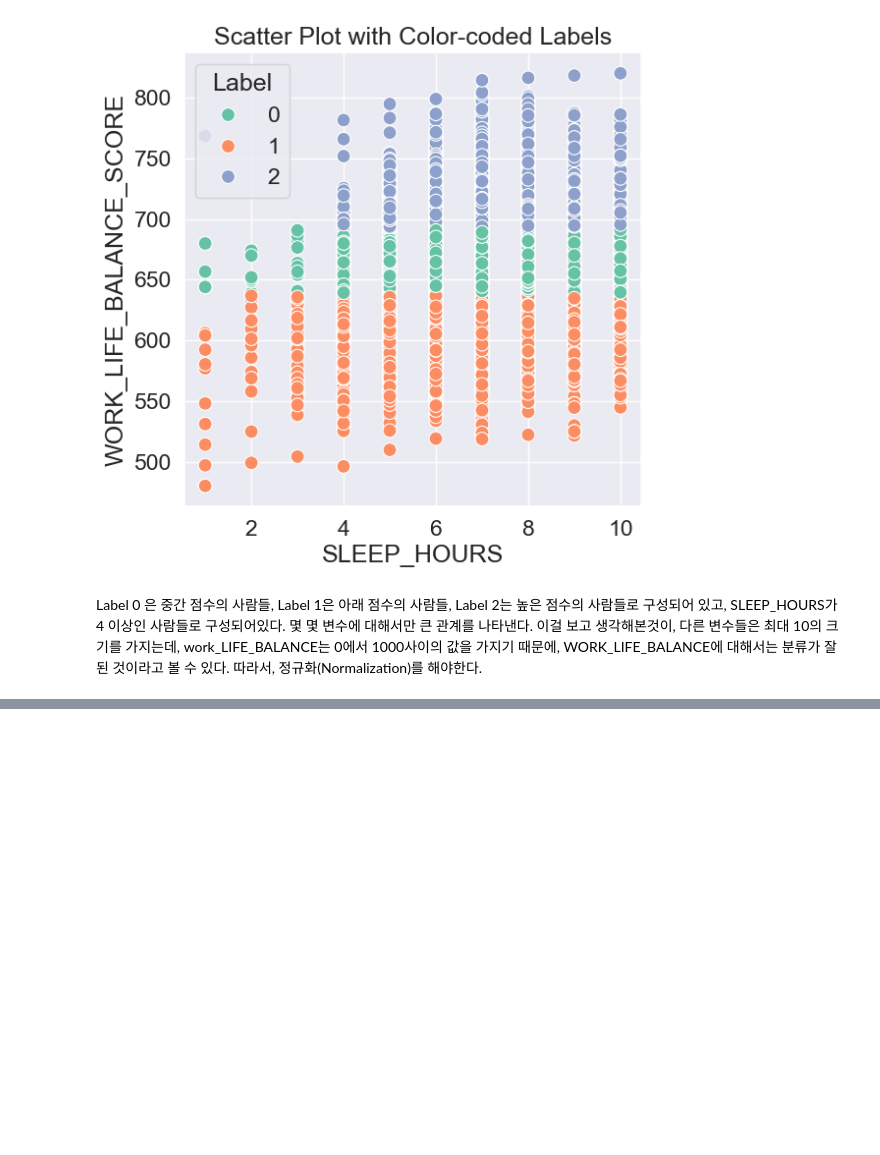
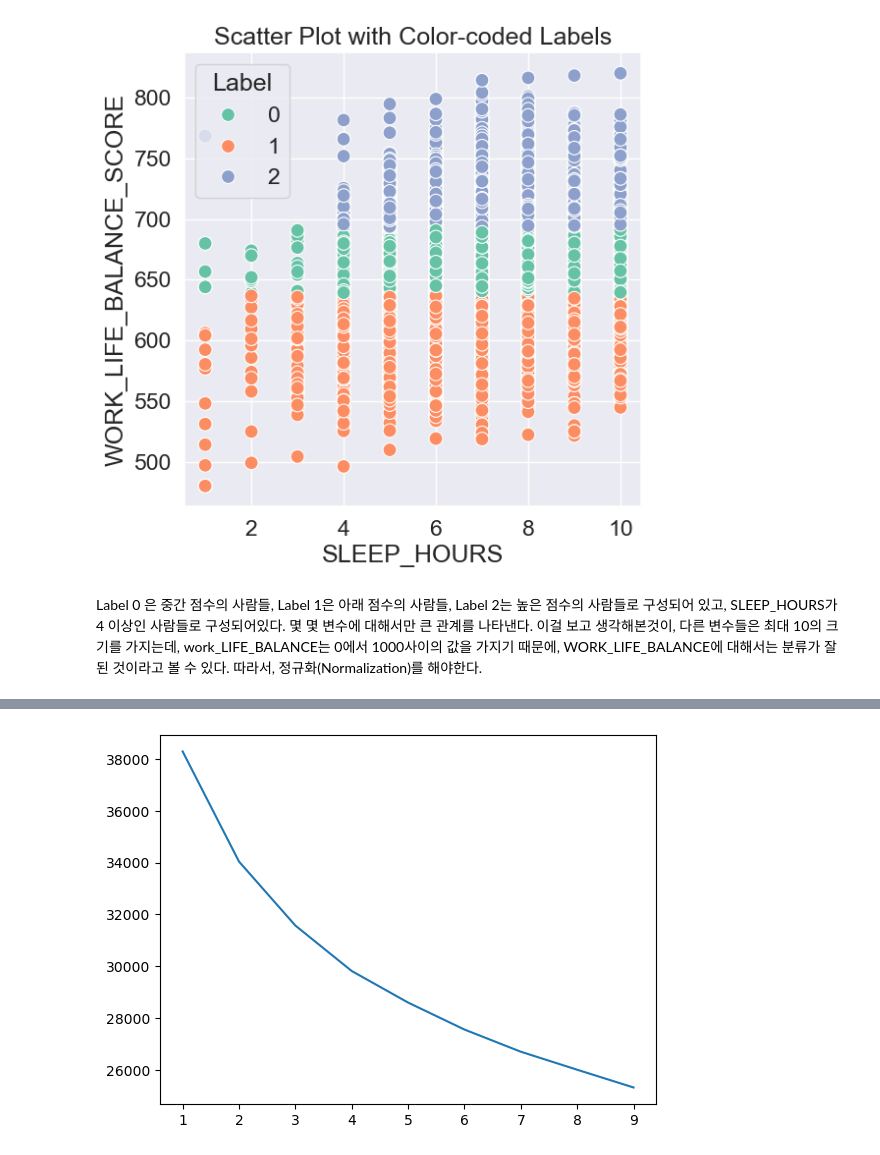
Before and after one commit to dlskd255/DataAnalysis, a Jupyter notebook: dataAnalysis.ipynb, the cells around one changed output, grey strips where cells are left out. Saved outputs shown, nothing was run; the diff lists cells and outputs as text; code cells hidden in the pictures; blank space fills up the shorter version.

```diff
--- a/dataAnalysis.ipynb
+++ b/dataAnalysis.ipynb
@@ -636,0 +642,15 @@ print("세그먼트 2: 상관계수 =", corr2, ", p-값 =", p_val2)
+# %%
+from sklearn.cluster import KMeans
+
+# 적절한 cluster 개수 선택
+num_clusters = [x for x in range(1,10)]
+inertia = []
+for i in num_clusters:
+    model = KMeans(n_clusters = i, init="k-means++")
+    model.fit(normalized_df)
+    inertia.append(model.inertia_)
+
+plt.plot(num_clusters, inertia)
+plt.show()
+# %% [output]
+[figure, added]
```
Also changed, not shown: parts of 11 cells of this notebook.
